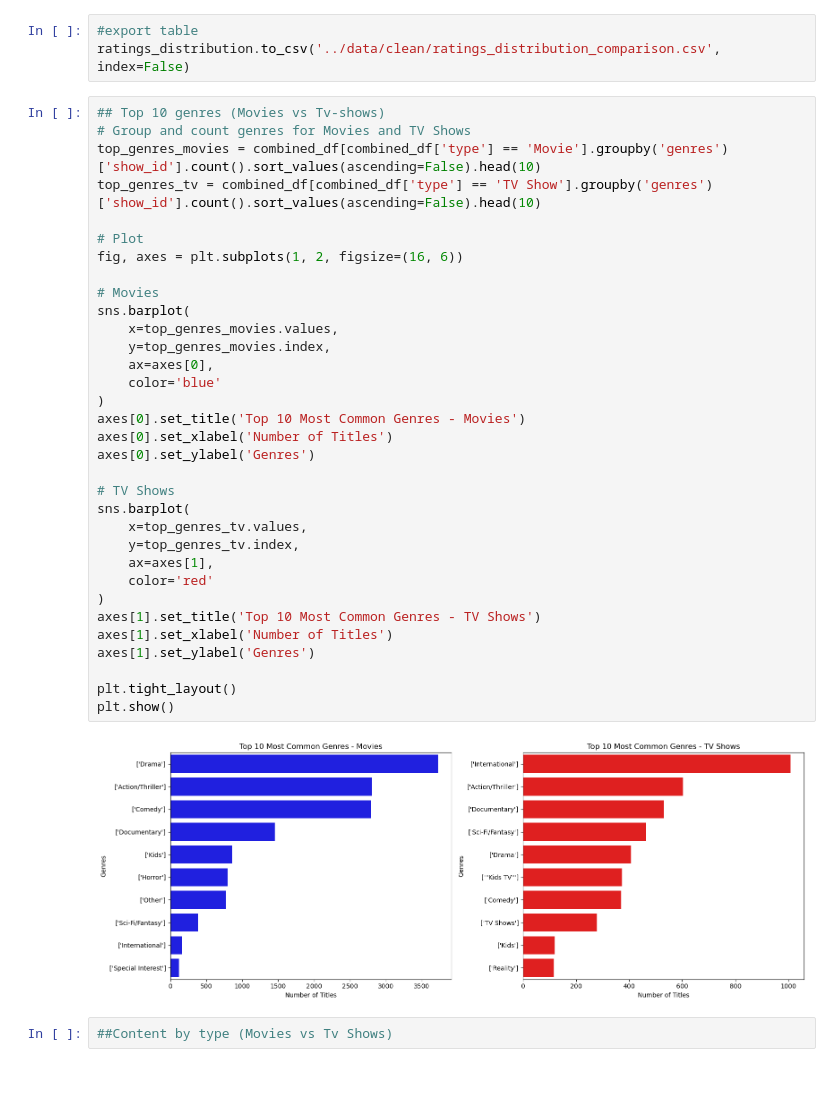
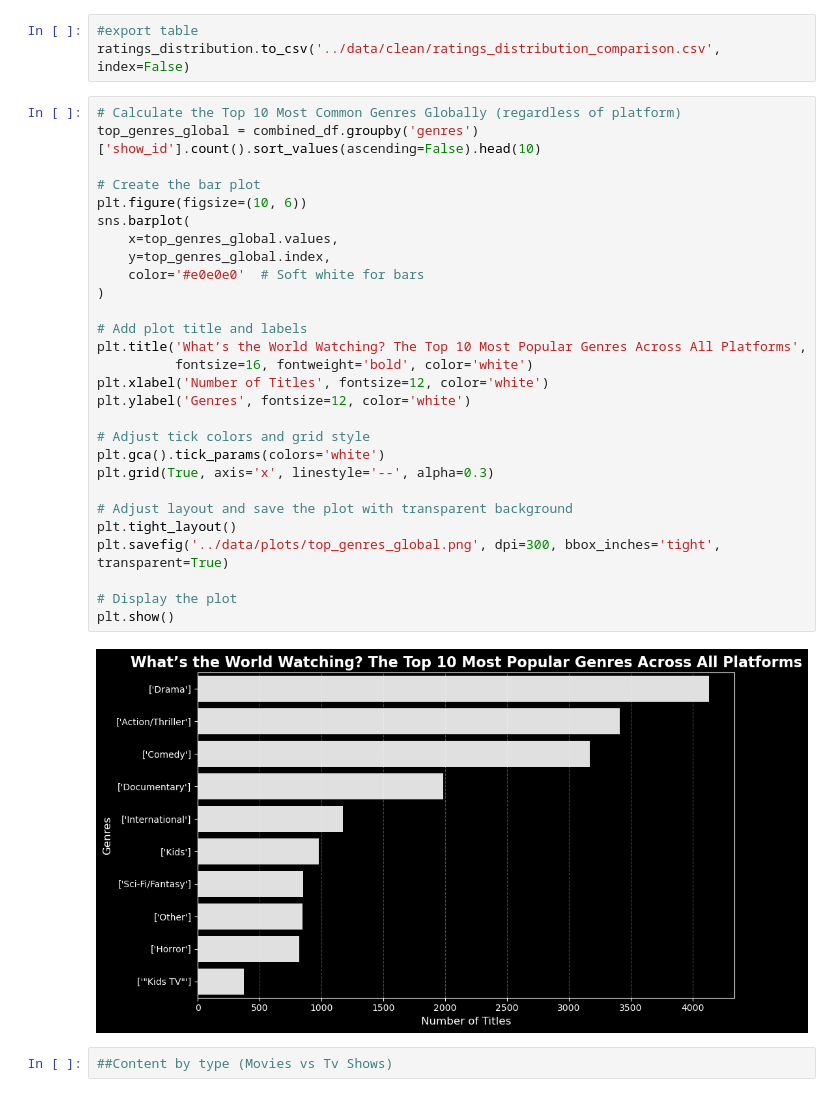
Before and after one commit to isg75/first_project, a Jupyter notebook: notebooks/combine_stream_data.ipynb, the cells around one changed output. Cells and saved outputs as stored; diff of their text form.

```diff
--- a/notebooks/combine_stream_data.ipynb
+++ b/notebooks/combine_stream_data.ipynb
@@ -430,40 +473,35 @@ plt.show()
 #export table
 ratings_distribution.to_csv('../data/clean/ratings_distribution_comparison.csv', index=False)
 # %%
-## Top 10 genres (Movies vs Tv-shows)
-# Group and count genres for Movies and TV Shows
-top_genres_movies = combined_df[combined_df['type'] == 'Movie'].groupby('genres')['show_id'].count().sort_values(ascending=False).head(10)
-top_genres_tv = combined_df[combined_df['type'] == 'TV Show'].groupby('genres')['show_id'].count().sort_values(ascending=False).head(10)
+# Calculate the Top 10 Most Common Genres Globally (regardless of platform)
+top_genres_global = combined_df.groupby('genres')['show_id'].count().sort_values(ascending=False).head(10)
 
-# Plot
-fig, axes = plt.subplots(1, 2, figsize=(16, 6))
+# Create the bar plot
+plt.figure(figsize=(10, 6))
+sns.barplot(
+    x=top_genres_global.values,
+    y=top_genres_global.index,
+    color='#e0e0e0'  # Soft white for bars
+)
 
-# Movies
-sns.barplot(
-    x=top_genres_movies.values,
-    y=top_genres_movies.index,
-    ax=axes[0],
-    color='blue'
-)
-axes[0].set_title('Top 10 Most Common Genres - Movies')
-axes[0].set_xlabel('Number of Titles')
-axes[0].set_ylabel('Genres')
+# Add plot title and labels
+plt.title('What’s the World Watching? The Top 10 Most Popular Genres Across All Platforms',
+          fontsize=16, fontweight='bold', color='white')
+plt.xlabel('Number of Titles', fontsize=12, color='white')
+plt.ylabel('Genres', fontsize=12, color='white')
 
-# TV Shows
-sns.barplot(
-    x=top_genres_tv.values,
-    y=top_genres_tv.index,
-    ax=axes[1],
-    color='red'
-)
-axes[1].set_title('Top 10 Most Common Genres - TV Shows')
-axes[1].set_xlabel('Number of Titles')
-axes[1].set_ylabel('Genres')
+# Adjust tick colors and grid style
+plt.gca().tick_params(colors='white')
+plt.grid(True, axis='x', linestyle='--', alpha=0.3)
 
+# Adjust layout and save the plot with transparent background
 plt.tight_layout()
+plt.savefig('../data/plots/top_genres_global.png', dpi=300, bbox_inches='tight', transparent=True)
+
+# Display the plot
 plt.show()
 # %% [output]
-[figure, old version]
+[figure, new version]
 # %%
 ##Content by type (Movies vs Tv Shows)
 # %%
```
Also changed, not shown: parts of 9 cells of this notebook, 16 other files.
